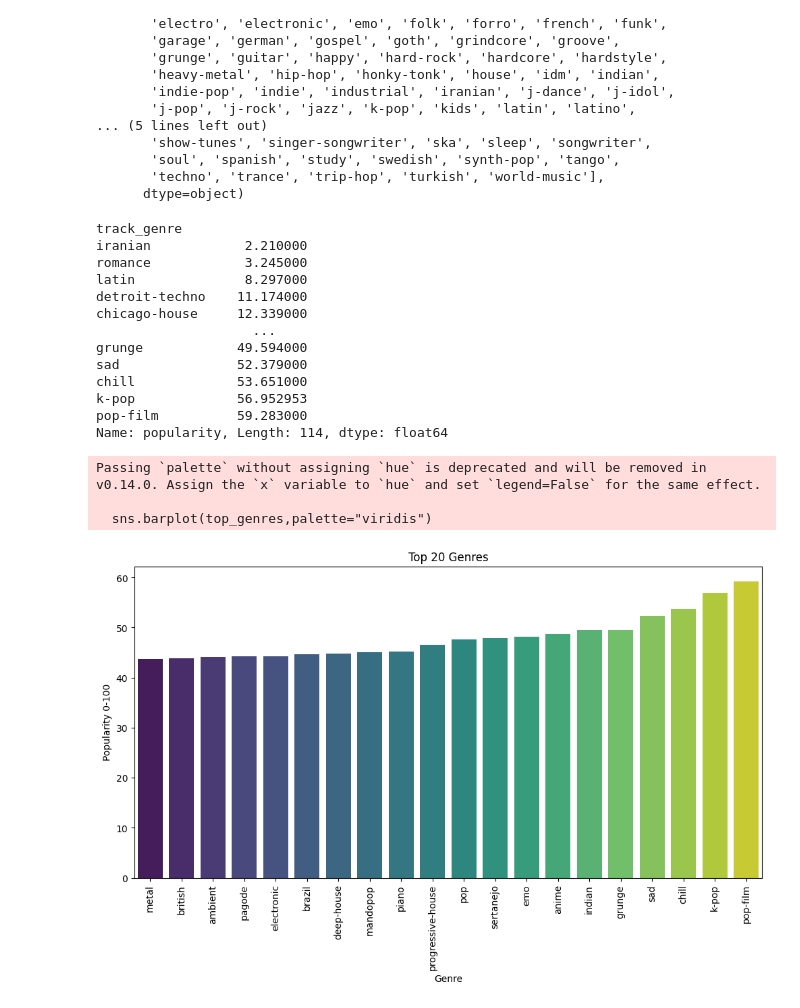
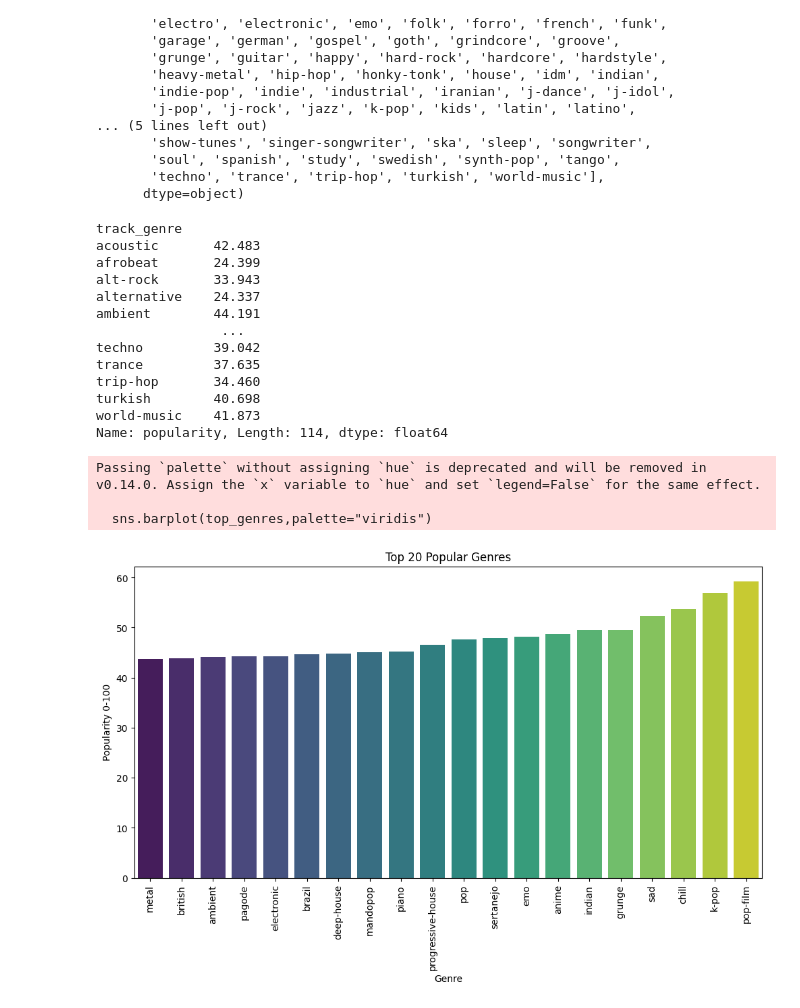
Before and after one commit to Turppie/music-ml-app, a Jupyter notebook: eda.ipynb, the cells around one changed output. Cells and saved outputs as stored; diff of their text form; code cells hidden in the pictures.

```diff
--- a/eda.ipynb
+++ b/eda.ipynb
@@ -71,36 +73,36 @@ array(['acoustic', 'afrobeat', 'alt-rock', 'alternative', 'ambient',
       dtype=object)
 # %%
 # Check the mean of each genre popularity
-genre_popularity = data.groupby("track_genre")["popularity"].mean().sort_values(ascending=True)
+genre_popularity = data.groupby("track_genre")["popularity"].mean()
 print(genre_popularity)
 # %% [output]
 track_genre
-iranian            2.210000
-romance            3.245000
-latin              8.297000
-detroit-techno    11.174000
-chicago-house     12.339000
-                    ...
-grunge            49.594000
-sad               52.379000
-chill             53.651000
-k-pop             56.952953
-pop-film          59.283000
+acoustic       42.483
+afrobeat       24.399
+alt-rock       33.943
+alternative    24.337
+ambient        44.191
+                ...
+techno         39.042
+trance         37.635
+trip-hop       34.460
+turkish        40.698
+world-music    41.873
 Name: popularity, Length: 114, dtype: float64
 # %%
 top_genres = genre_popularity.nlargest(20).sort_values(ascending=True)
 plt.figure(figsize=(12,6))
 sns.barplot(top_genres,palette="viridis")
 plt.xticks(rotation=90)
 plt.xlabel("Genre")
 plt.ylabel("Popularity 0-100")
-plt.title("Top 20 Genres")
+plt.title("Top 20 Popular Genres")
 plt.show()
 # %% [output]
 Passing `palette` without assigning `hue` is deprecated and will be removed in v0.14.0. Assign the `x` variable to `hue` and set `legend=False` for the same effect.
 
   sns.barplot(top_genres,palette="viridis")
-[figure, old version]
+[figure, new version]
 # %%
 # Lowkey surprised hip hop aint here, I can see some correlations between amount of population and the mean popularity for example the indian and mandopop genre which correspond
 # to large countries like India and China respectively, moreover seeing kpop on top reflects its massive global audience and how trendy it is nowadays since the popularity metric in this dataset takes into
```
Also changed, not shown: parts of 9 cells of this notebook.
